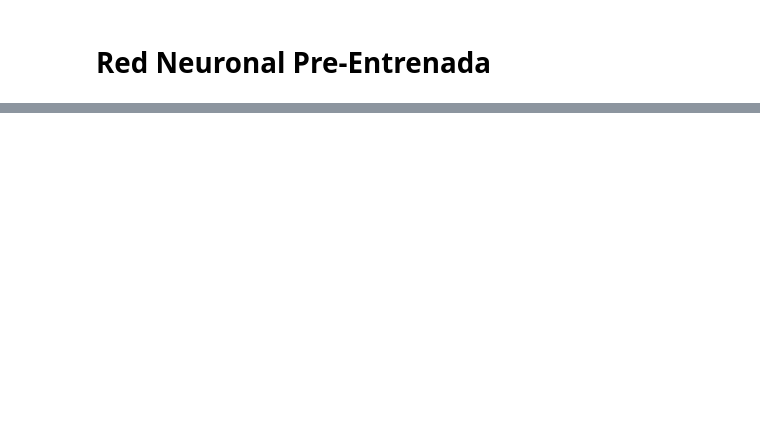
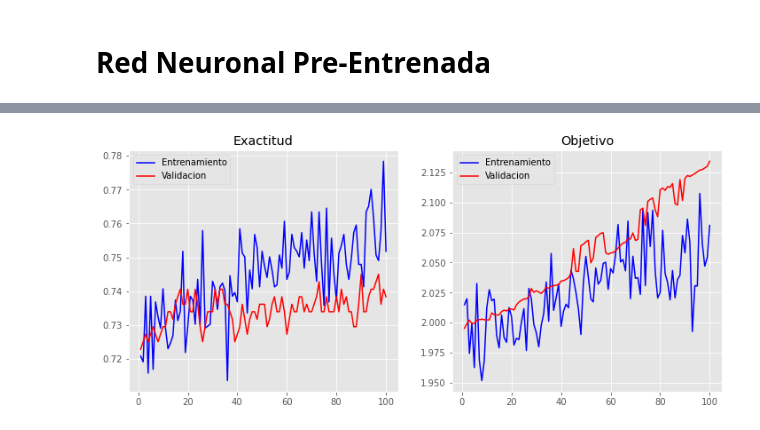
Before and after one commit to sherna90/desafio_suptech, a Jupyter notebook: 2.-embeddings_hatespeech.ipynb, the cells around one changed output, grey strips where cells are left out. Drawn from its saved outputs; the diff is of its cells as text; code cells hidden in the pictures; blank space fills up the shorter version.

```diff
--- a/2.-embeddings_hatespeech.ipynb
+++ b/2.-embeddings_hatespeech.ipynb
@@ -328,0 +356,5 @@ outputs = hub_layer(inputs)
+# %%
+model.compile(optimizer=adam,
+              loss='binary_crossentropy',
+              metrics=['accuracy'])
+model.summary()
@@ -328,0 +382,18 @@ outputs = hub_layer(inputs)
+# %%
+df['labels']=labels
+train=df.sample(frac=0.8,random_state=200) #random state is a seed value
+test=df.drop(train.index)
+# %%
+train_text=train['data'].tolist()
+train_labels=train['labels'].tolist()
+test_text=test['data'].tolist()
+test_labels=test['labels'].tolist()
+# %%
+adam = tf.keras.optimizers.Adam(learning_rate=1e-5,
+                                     beta_1=0.9, beta_2=0.999, amsgrad=False)
+history = model.fit(train_text,train_labels,batch_size=32,
+                    epochs=100,validation_data=(test_text, test_labels),verbose=0)
+# %%
+plot_history(history)
+# %% [output]
+[figure, added]
```
Also changed, not shown: parts of 17 cells of this notebook, 1 other file.
